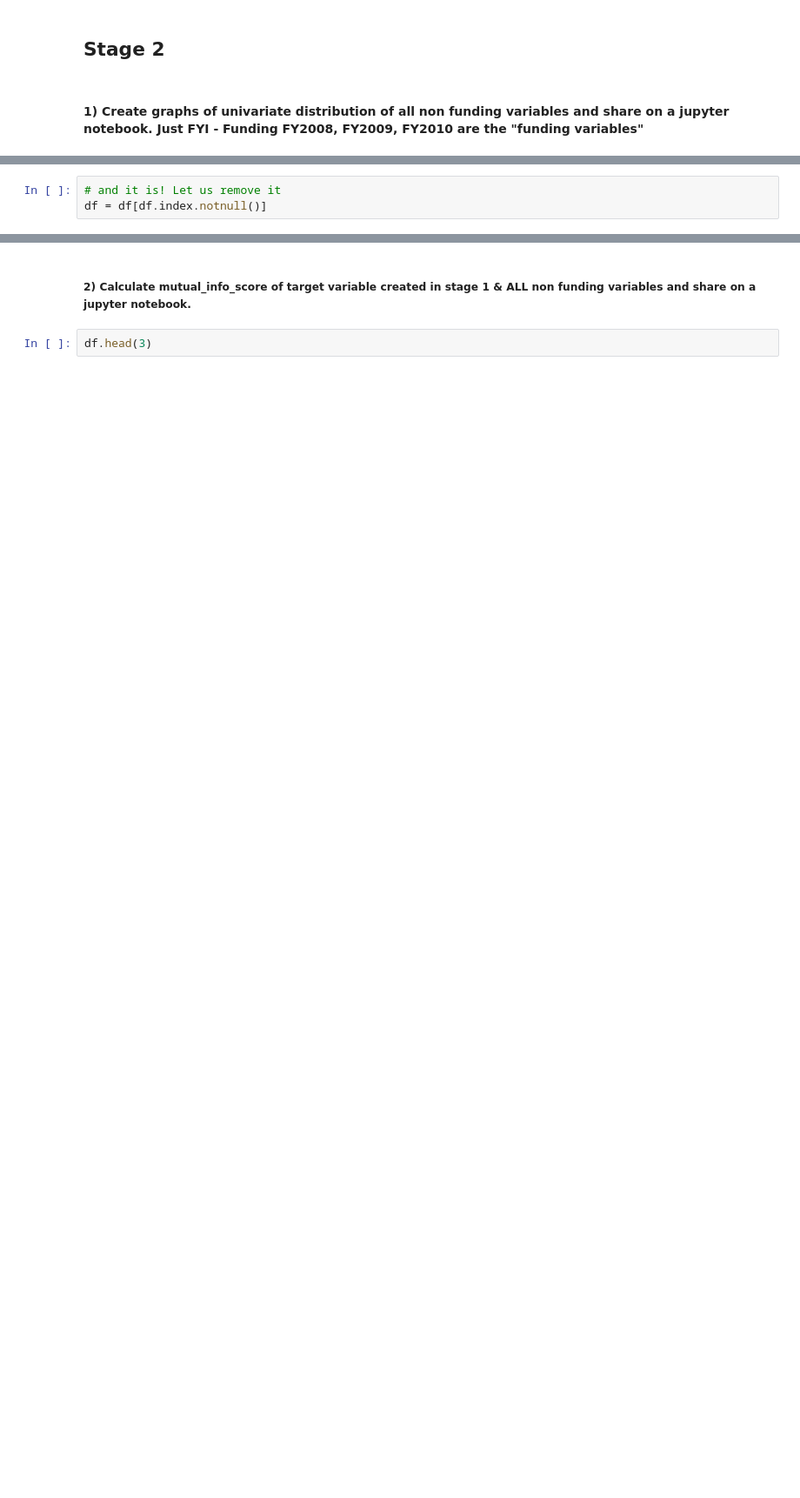
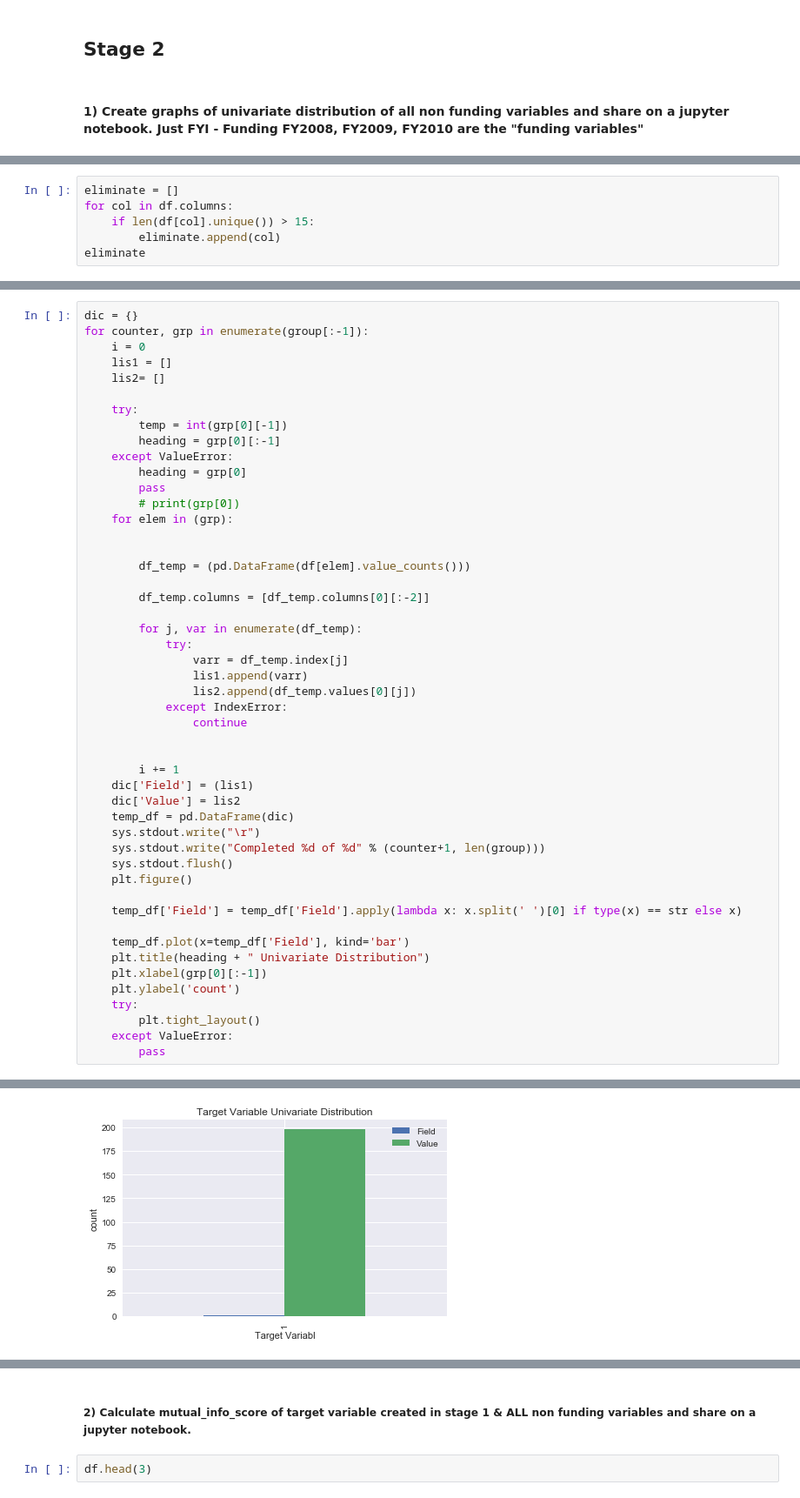
Before and after one commit to mittrayash/ml_stem_analysis, a Jupyter notebook: Solutions.ipynb, the cells around one changed output, grey strips where cells are left out. Shown at 87% size. Drawn from its saved outputs; the diff is of its cells as text; blank space fills up the shorter version.

```diff
--- a/Solutions.ipynb
+++ b/Solutions.ipynb
@@ -273,3 +186,0 @@ df[df['C2) Funding FY2009'] > 1000]
-# %%
-# and it is! Let us remove it
-df = df[df.index.notnull()]
@@ -355,0 +187,6 @@ plt.ylabel('frequency')
+# %%
+eliminate = []
+for col in df.columns:
+    if len(df[col].unique()) > 15:
+        eliminate.append(col)
+eliminate
@@ -355,0 +309,50 @@ plt.ylabel('frequency')
+# %%
+dic = {}
+for counter, grp in enumerate(group[:-1]):
+    i = 0
+    lis1 = []
+    lis2= []
+
+    try:
+        temp = int(grp[0][-1])
+        heading = grp[0][:-1]
+    except ValueError:
+        heading = grp[0]
+        pass
+        # print(grp[0])
+    for elem in (grp):
+
+
+        df_temp = (pd.DataFrame(df[elem].value_counts()))
+
+        df_temp.columns = [df_temp.columns[0][:-2]]
+
+        for j, var in enumerate(df_temp):
+            try:
+                varr = df_temp.index[j]
+                lis1.append(varr)
+                lis2.append(df_temp.values[0][j])
+            except IndexError:
+                continue
+
+
+        i += 1
+    dic['Field'] = (lis1)
+    dic['Value'] = lis2
+    temp_df = pd.DataFrame(dic)
+    sys.stdout.write("\r")
+    sys.stdout.write("Completed %d of %d" % (counter+1, len(group)))
+    sys.stdout.flush()
+    plt.figure()
+
+    temp_df['Field'] = temp_df['Field'].apply(lambda x: x.split(' ')[0] if type(x) == str else x)
+
+    temp_df.plot(x=temp_df['Field'], kind='bar')
+    plt.title(heading + " Univariate Distribution")
+    plt.xlabel(grp[0][:-1])
+    plt.ylabel('count')
+    try:
+        plt.tight_layout()
+    except ValueError:
+        pass
+# %% [output]
@@ -355,0 +362 @@ plt.ylabel('frequency')
+[figure, added]
```
Also changed, not shown: parts of 35 cells of this notebook.
